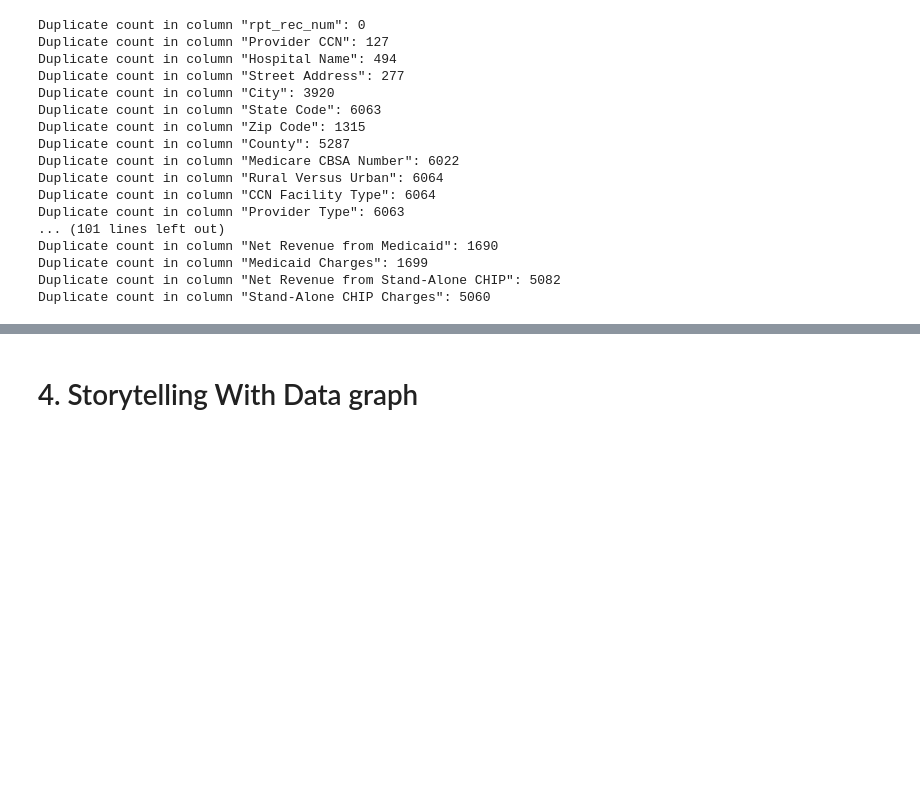
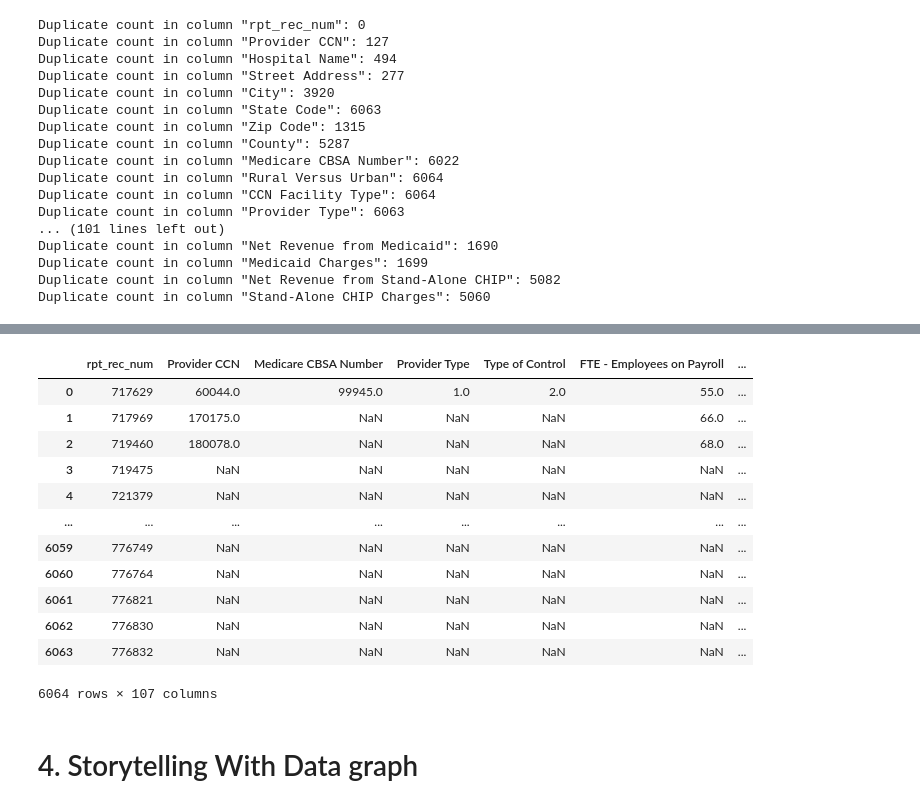
Before and after one commit to tware5-star/Module-B-semester-2, a Jupyter notebook: OMDS-ModB2-Week2-Ware-Tiffany.ipynb, the cells around one changed output, grey strips where cells are left out. Cells and saved outputs as stored; diff of their text form; code cells hidden in the pictures; blank space fills up the shorter version.

```diff
--- a/OMDS-ModB2-Week2-Ware-Tiffany.ipynb
+++ b/OMDS-ModB2-Week2-Ware-Tiffany.ipynb
@@ -325,3 +359,23 @@ Duplicate count in column "Stand-Alone CHIP Charges": 5060
+# %%
+# Mode
+mode = df_provider.mode(numeric_only=True) # Return mode of each column
+mode
+
+# Every column is unique and so every column is returned
+# %% [output]
+|  | rpt_rec_num | Provider CCN | Medicare CBSA Number | Provider Type | Type of Control | FTE - Employees on Payroll | ... |
+| 0 | 717629 | 60044.0 | 99945.0 | 1.0 | 2.0 | 55.0 | ... |
+| 1 | 717969 | 170175.0 | NaN | NaN | NaN | 66.0 | ... |
+| 2 | 719460 | 180078.0 | NaN | NaN | NaN | 68.0 | ... |
+| 3 | 719475 | NaN | NaN | NaN | NaN | NaN | ... |
+| 4 | 721379 | NaN | NaN | NaN | NaN | NaN | ... |
+| ... | ... | ... | ... | ... | ... | ... | ... |
+| 6059 | 776749 | NaN | NaN | NaN | NaN | NaN | ... |
+| 6060 | 776764 | NaN | NaN | NaN | NaN | NaN | ... |
+| 6061 | 776821 | NaN | NaN | NaN | NaN | NaN | ... |
+| 6062 | 776830 | NaN | NaN | NaN | NaN | NaN | ... |
+| 6063 | 776832 | NaN | NaN | NaN | NaN | NaN | ... |
+6064 rows × 107 columns
 # %% [markdown]
 # 4. Storytelling With Data graph
 # %% [markdown]
```
Also changed, not shown: parts of 3 cells of this notebook.
